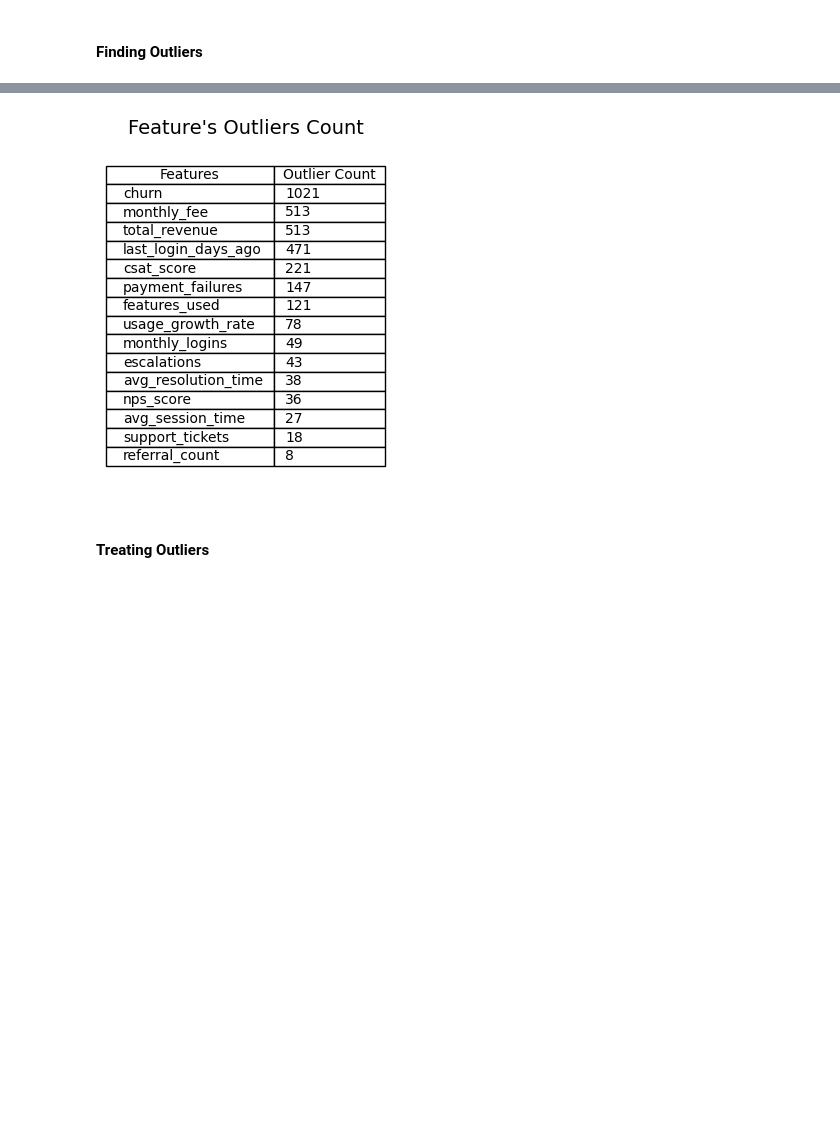
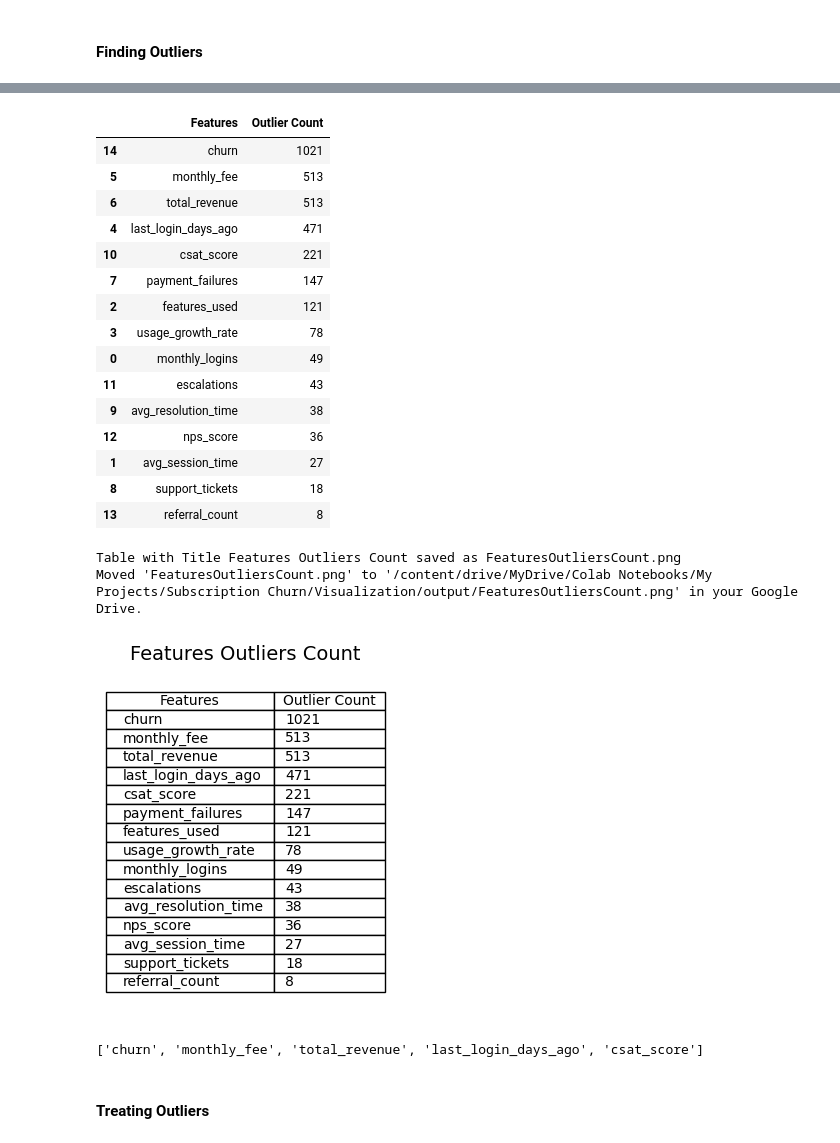
Before and after one commit to tsbawa61/Machine-Learning, a Jupyter notebook: FinalChurn.ipynb, the cells around one changed output, grey strips where cells are left out. Drawn from its saved outputs; the diff is of its cells as text; code cells hidden in the pictures; blank space fills up the shorter version.

```diff
--- a/FinalChurn.ipynb
+++ b/FinalChurn.ipynb
@@ -140,15 +140,28 @@ def modelPerformance(y_true, predictions) :
 
 def tableToImage(df, titleV, widthFig=8, height_Fig=4, decimal_places=None, destination_folder=None, image_file=None):
   """
-    Converts Tabular Information into an Image
+    Converts DataFrame Information into an Image
   """
   import matplotlib.pyplot as plt
   import pandas as pd
   import os
+  import re
+
 
   # Get the value counts of the 'age_band' column
   # age_band_counts = df['age_band'].value_counts().reset_index()
   # age_band_counts.columns = ['Age Band', 'Count']
+  if destination_folder is None:
+    destination_folder = '/content/drive/MyDrive/Colab Notebooks/My Projects/Subscription Churn/Visualization/output'
+
+  if image_file is None:
+    if not os.path.exists(destination_folder):
+      os.makedirs(destination_folder)
+    if titleV.strip == "" :
+      titleV = "Tmp"
+    image_file = titleV.replace(" ", "")
+    # [^a-zA-Z0-9] means "anything that is NOT a letter or number"
+    image_file = re.sub(r'[^a-zA-Z0-9]', '', image_file) + ".png"
 
   # Create a figure and an axes object
   fig, ax = plt.subplots(figsize=(widthFig, height_Fig)) # Adjust figure size as needed
@@ -176,18 +189,9 @@ def tableToImage(df, titleV, widthFig=8, height_Fig=4, decimal_places=None, dest
   plt.title(titleV, loc='center', fontsize=14)
   fig.tight_layout()
 
-  # Save the figure as an image
-  import re
-  if image_file is None:
-    image_file = titleV.replace(" ", "")
-    # [^a-zA-Z0-9] means "anything that is NOT a letter or number"
-    image_file = re.sub(r'[^a-zA-Z0-9]', '', image_file) + ".png"
-
   # Save the figure to an image file before displaying it
   plt.savefig(image_file, bbox_inches='tight', dpi=300)
   print(f"Table with Title {titleV} saved as {image_file}")
-  if destination_folder is None:
-    destination_folder = '/content/drive/MyDrive/Colab Notebooks/My Projects/Subscription Churn/Visualization/output'
   move_file_to_folder(image_file, destination_folder)
   plt.show()
 
@@ -1438,5 +1448,8 @@ No outliers in marketing_click_rate
 # %%
 dfOutliers = dfOutliers.sort_values(by='Outlier Count', ascending=False)
-#display(dfOutliers)
-tableToImage(dfOutliers,"Feature's Outliers Count",2,4)
+type(dfOutliers)
+print(dfOutliers)
+display(dfOutliers)
+tableToImage(dfOutliers,"Features Outliers Count",2,4)
+dfOutliers.head(6)['Features'].to_list()
 # %% [output]
@@ -1445 +1472,20 @@ Moved 'FeaturesOutliersCount.png' to '/content/drive/MyDrive/Colab Notebooks/My
+|  | Features | Outlier Count |
+| 14 | churn | 1021 |
+| 5 | monthly_fee | 513 |
+| 6 | total_revenue | 513 |
+| 4 | last_login_days_ago | 471 |
+| 10 | csat_score | 221 |
+| 7 | payment_failures | 147 |
+| 2 | features_used | 121 |
+| 3 | usage_growth_rate | 78 |
+| 0 | monthly_logins | 49 |
+| 11 | escalations | 43 |
+| 9 | avg_resolution_time | 38 |
+| 12 | nps_score | 36 |
+| 1 | avg_session_time | 27 |
+| 8 | support_tickets | 18 |
+| 13 | referral_count | 8 |
+Table with Title Features Outliers Count saved as FeaturesOutliersCount.png
+Moved 'FeaturesOutliersCount.png' to '/content/drive/MyDrive/Colab Notebooks/My Projects/Subscription Churn/Visualization/output/FeaturesOutliersCount.png' in your Google Drive.
-[figure, old version]
+[figure, new version]
+['churn', 'monthly_fee', 'total_revenue', 'last_login_days_ago', 'csat_score']
```
Also changed, not shown: parts of 45 cells of this notebook.
